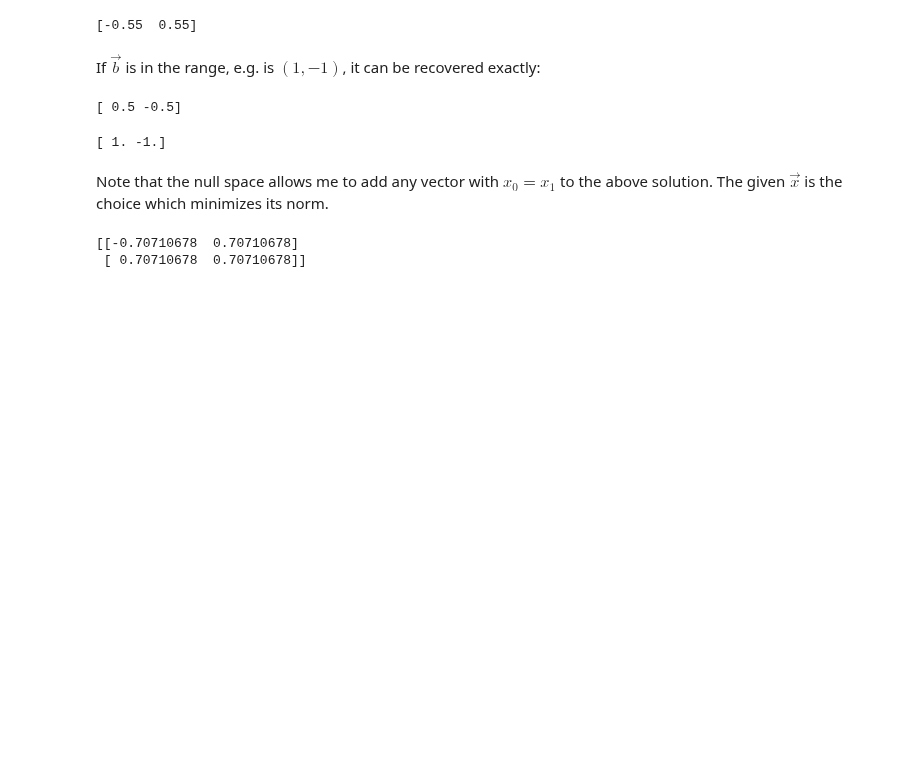
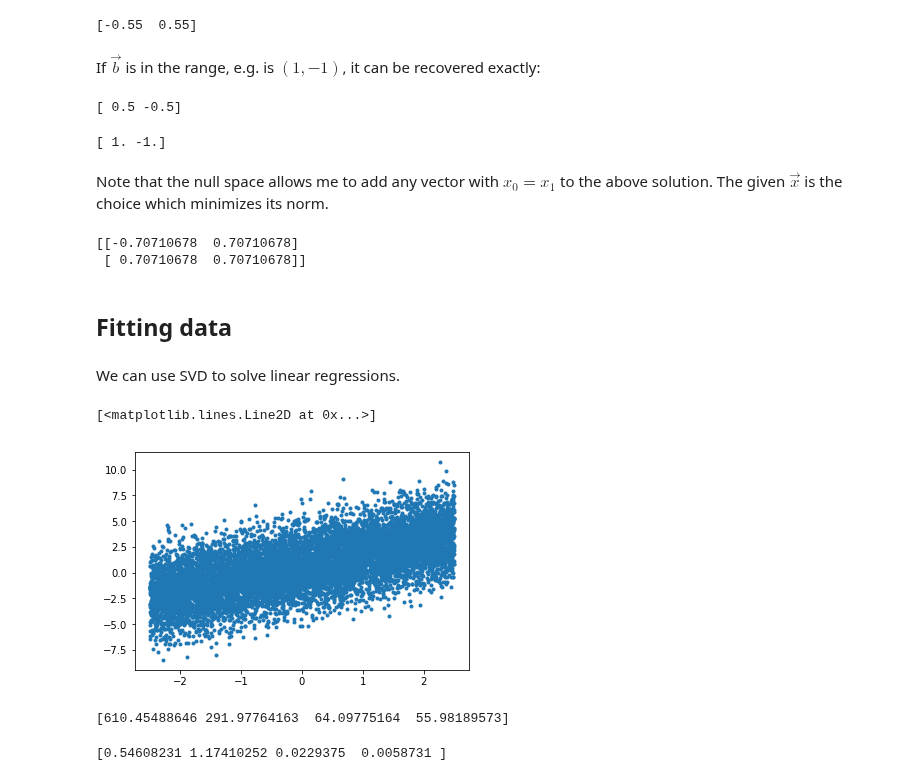
Before and after one commit to blanton144/computational, a Jupyter notebook: docs/notebooks/linear-algebra.ipynb, the cells around one changed output. Cells and saved outputs as stored; diff of their text form; code cells hidden in the pictures; blank space fills up the shorter version.

Commit message:
fitting

```diff
--- a/docs/notebooks/linear-algebra.ipynb
+++ b/docs/notebooks/linear-algebra.ipynb
@@ -285,3 +285,14 @@ print(VT)
 # %% [output]
 [[-0.70710678  0.70710678]
  [ 0.70710678  0.70710678]]
+# %% [markdown]
+## Fitting data
+# %% [markdown]
+We can use SVD to solve linear regressions.
+# %%
+x = np.random.random(size=10000) * 5. - 2.5
+y = 0.5 + 1.2 * x + 0.03 * x**2 + 0.001 * x**3 + 2. * np.random.normal(size=len(x))
+plt.plot(x, y, '.')
+# %% [output]
+[<matplotlib.lines.Line2D at 0x...>]
+[figure, added]
@@ -287,0 +307,4 @@ print(VT)
+# %%
+print(w)
+# %% [output]
+[610.45488646 291.97764163  64.09775164  55.98189573]
@@ -287,0 +315,4 @@ print(VT)
+# %%
+print(c)
+# %% [output]
+[0.54608231 1.17410252 0.0229375  0.0058731 ]
```
Also changed, not shown: parts of 6 cells of this notebook.
